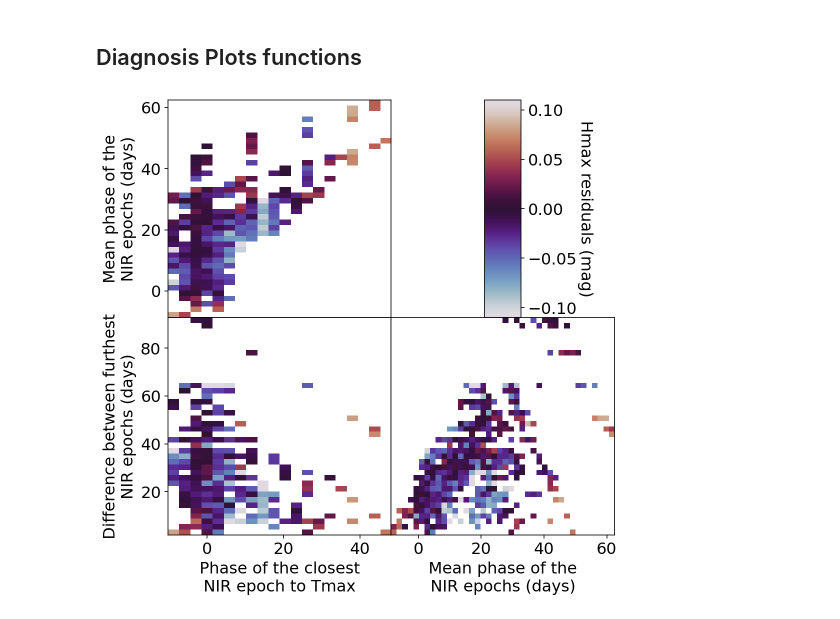
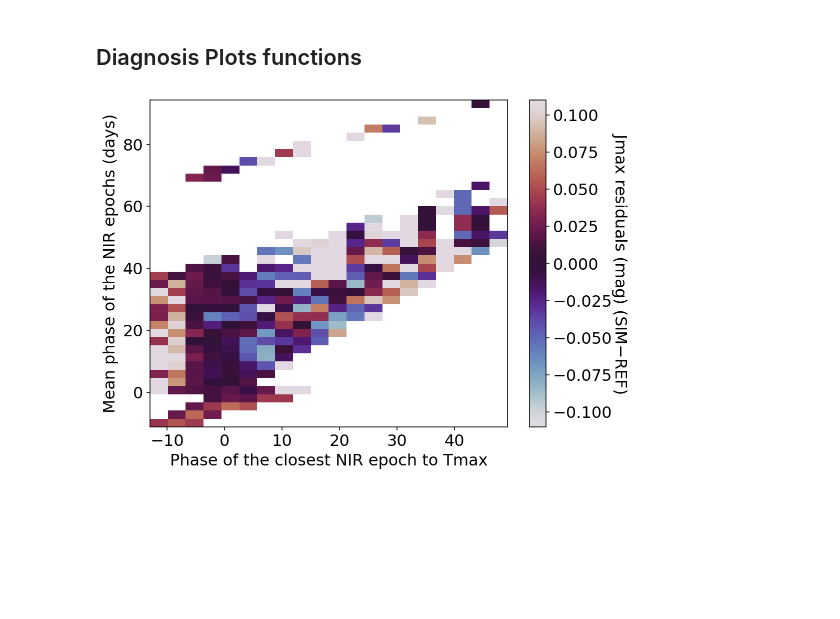
Before and after one commit to HOSTFLOWS/flows_sims, a Jupyter notebook: 3.comparison.ipynb, the cells around one changed output. Cells and saved outputs as stored; diff of their text form; code cells hidden in the pictures; blank space fills up the shorter version.

Commit message:
add SIM-REF label

```diff
--- a/3.comparison.ipynb
+++ b/3.comparison.ipynb
@@ -14,7 +14,7 @@ from scipy.stats import binned_statistic_2d
 %config InlineBackend.figure_format = 'retina'
 #CMAP = cm.get_cmap('RdBu')
 CMAP = cm.get_cmap('twilight')
-REF_RESULTS = pd.read_csv('reference_results.txt')
+REF_RESULTS = pd.read_csv('reference_results.csv')
 # %% [markdown]
 ## Auxiliar Functions
 # %%
@@ -216,7 +216,7 @@ def plot_m1(param, ref_bands):
 
     ax.axhline(0, color='k', ls='--')
     ax.set_xlabel('Phase of the closest NIR epoch to Tmax', fontsize=16)
-    ax.set_ylabel(f'{param} residuals (mag)', fontsize=16)
+    ax.set_ylabel(f'{param} residuals (mag) (SIM$-$REF)', fontsize=16)
     ax.tick_params(labelsize=16)
     if next(counter)!=0:
         ax.legend(fontsize=12, ncol=2)
@@ -281,7 +281,7 @@ def plot_m2(param, ref_bands, binned=True):
 
     # finish colour bar
     cbar = plt.colorbar(s_m, ax=ax)
-    cbar.set_label(f'{param} residuals (mag)', rotation=270, fontsize=16)
+    cbar.set_label(f'{param} residuals (mag) (SIM$-$REF)', rotation=270, fontsize=16)
     cbar.ax.get_yaxis().labelpad = 16
     cbar.ax.tick_params(labelsize=16)
 
@@ -373,7 +373,7 @@ def plot_m3(param, ref_bands, binned=True):
     # finish colour bar
     ax[0,1].set_aspect(6)
     cbar = plt.colorbar(s_m, cax=ax[0, 1])
-    cbar.set_label(f'{param} residuals (mag)', rotation=270, fontsize=16)
+    cbar.set_label(f'{param} residuals (mag) (SIM$-$REF)', rotation=270, fontsize=16)
     cbar.ax.get_yaxis().labelpad = 16
     cbar.ax.tick_params(labelsize=16)
 
@@ -408,7 +408,8 @@ def master_plot(param, ref_bands, n_epochs, binned=True):
         plot_m2(param, ref_bands)
     elif n_epochs==3:
         plot_m3(param, ref_bands)
-# %%
-master_plot('Hmax', ref_bands, 3)
-# %% [output]
-[figure, removed]
+# %%
+ref_bands = 'AllBands'
+master_plot('Jmax', ref_bands, 2)
+# %% [output]
+[figure, added]
```
